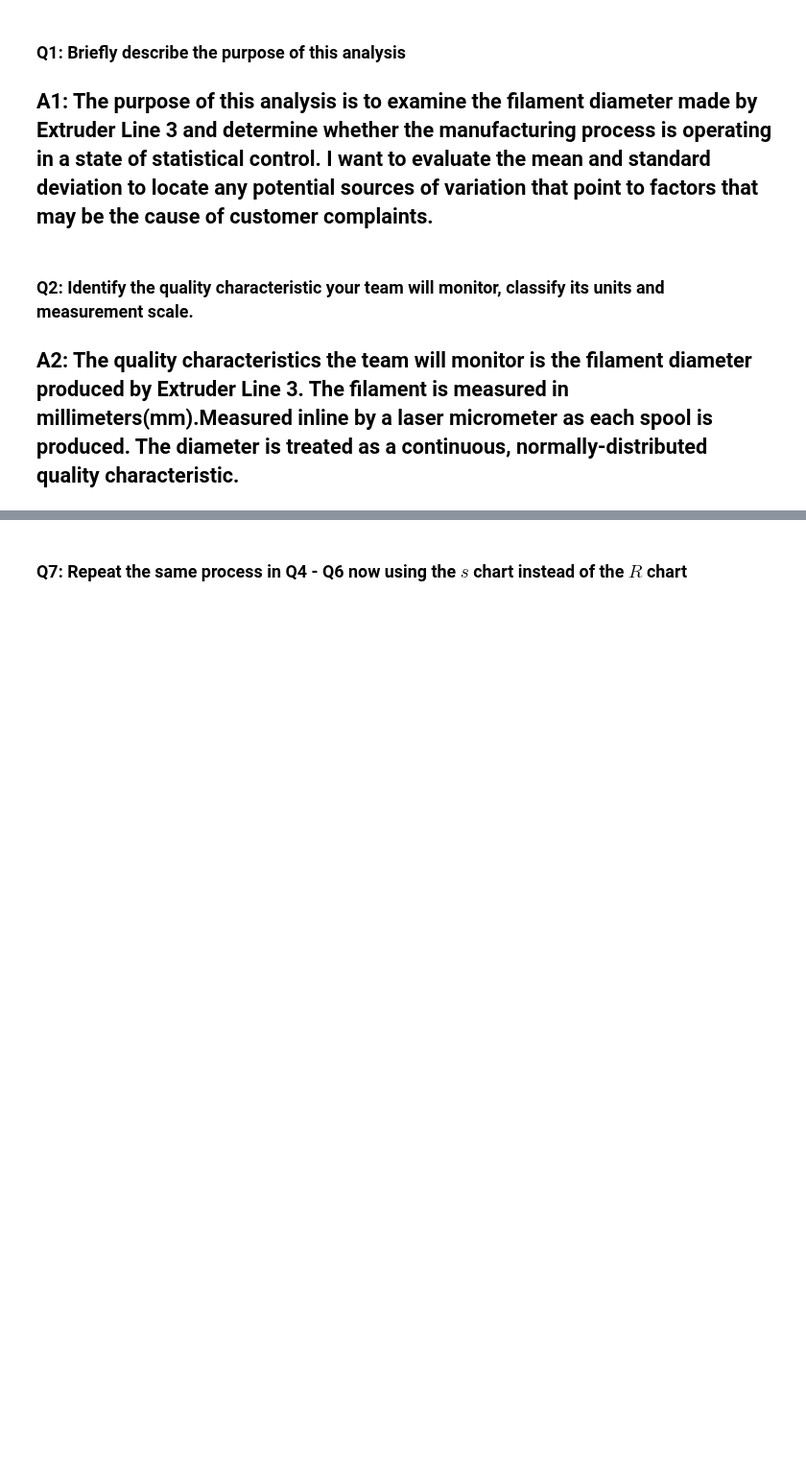
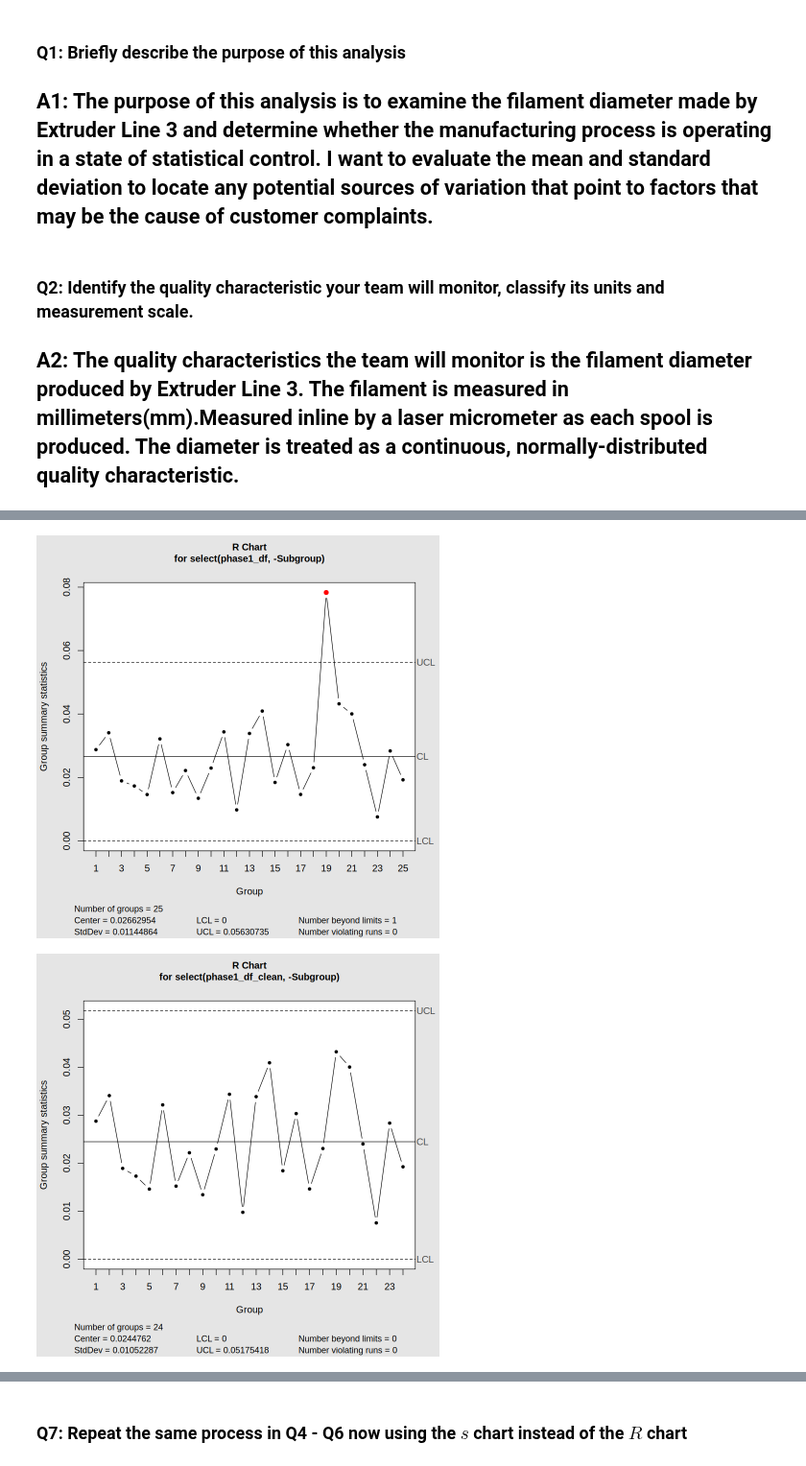
Before and after one commit to garrettspringsted/STAT-7110-Quality-Control, a Jupyter notebook: Assignments/HW1/STAT-7110-HW1.ipynb, the cells around one changed output, grey strips where cells are left out. Shown at 96% size. Drawn from its saved outputs; the diff is of its cells as text; code cells hidden in the pictures; blank space fills up the shorter version.

```diff
--- a/Assignments/HW1/STAT-7110-HW1.ipynb
+++ b/Assignments/HW1/STAT-7110-HW1.ipynb
@@ -89,4 +134,18 @@ list.files()
 # %%
-## Q5 Code ##
+phase1_R<-qcc(phase1_df |> select(-Subgroup),
+                                  type= "R",
+                                  plot= TRUE)
+
+## Removal of Subgroup 19 ##
+phase1_df_clean <- phase1_df |>
+  filter(Subgroup !=19)
+
+## Run without 19 ##
+phase1_R_clean <-qcc(phase1_df_clean |> select(-Subgroup),
+                                                type= "R",
+                                                plot=TRUE)
+# %% [output]
+[figure, added]
+[figure, added]
 # %% [markdown]
 ### Q6: Using only the subgroups retained after Q5, construct the Phase I $\bar{X}$ chart. Does the chart show evidence of statistical control? If not, identify the out-of-control subgroup(s) by number and provide a contextual explanation as to why these OOC points may have been observed, omit these points, and replot the chart until statistical control is observed.
```
Also changed, not shown: parts of 6 cells of this notebook.
